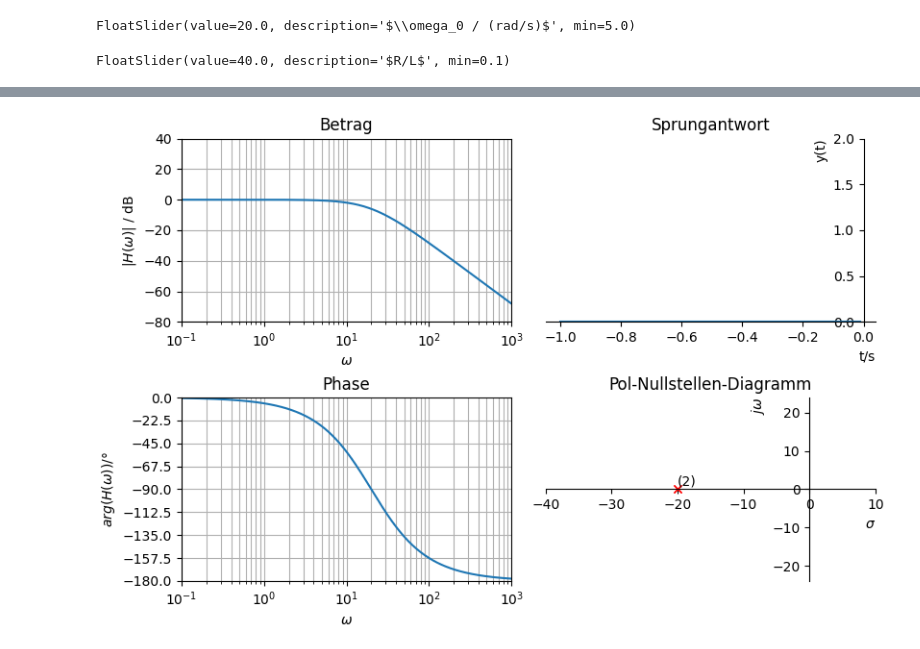
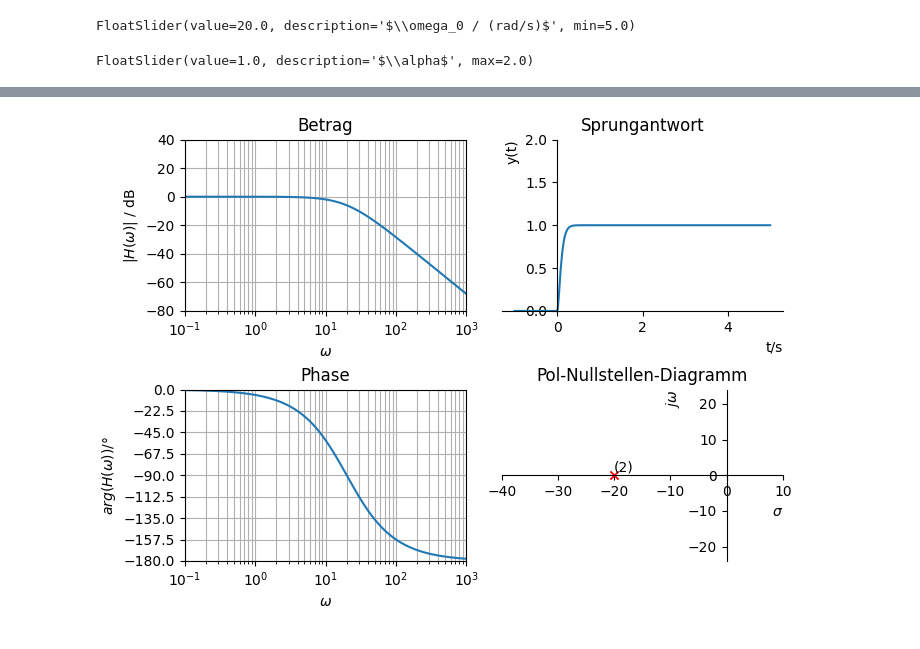
Before and after one commit to bdcodebase/JLdeployments, a Jupyter notebook: content/RLC-Tiefpass.ipynb, the cells around one changed output, grey strips where cells are left out. Drawn from its saved outputs; the diff is of its cells as text; code cells hidden in the pictures.

```diff
--- a/content/RLC-Tiefpass.ipynb
+++ b/content/RLC-Tiefpass.ipynb
@@ -38,17 +39,18 @@ def myplotstyle(ax): # Hilfsfunktion, hübscht den Plot etwas auf
     ax.spines['left'].set_position(('data',0))
 
 fig1 = figure(figsize=(7, 5), dpi=100,
-       layout='constrained',num='Fig1') # bei Bedarf anpassen, Achtung Tablet: Nicht über 7 Breite; Titel hinter "num", hier Leerzeichen
+       layout='constrained',num=' ') # bei Bedarf anpassen, Achtung Tablet: Nicht über 7 Breite; Titel hinter "num", hier Leerzeichen
 clf()
 
 # Vektoren bauen für Omega; H(w) muss jedesmal neu gebaut werden
 w = logspace(-2,3,500)#  Frequenzachse mit log-Stützstellendichte, 10^-2...10^3 => 0.01 ... 1000
 
 
-def plotdata(w0,rl):
-    figure('Fig1')
-    H0 = 20*log10(abs(w0**2/(-(w**2) + rl * 1j * w + w0**2))) # Übertragungsfunktion H(jw)
-    phi = -arctan((rl*w)/(w0**2-w**2)) # Phase
+def plotdata(w0,a):
+    #figure('Fig1')
+    H0 = 20*log10(abs(w0**2/(-(w**2) + 2*a*w0 * 1j * w + w0**2))) # Übertragungsfunktion H(jw)
+
+    phi = -arctan((2*a*w0*w)/(w0**2-w**2)) # Phase
     phi[(w0**2-w**2)<0]=phi[(w0**2-w**2)<0]-pi # Wenn Re < 0, dann (- pi) dazurechnen
 
     # Achtung: Supplot-Reihenfolge geändert
@@ -86,8 +88,10 @@ def plotdata(w0,rl):
     #Pol-Nullstellen-Schema
     #Nullstellen: Keine
     #Polstellen:
-    sp1 = -rl/2+sqrt(complex(rl**2/4-w0**2));
-    sp2 = -rl/2-sqrt(complex(rl**2/4-w0**2));
+
+
+    sp1 = -a*w0+sqrt(complex((a**2-1)*w0**2))
+    sp2 = -a*w0-sqrt(complex((a**2-1)*w0**2))+1e-9 # etwas faule Verhinderung von divisioin by zero
 
     ax = subplot(2,2,4)
     cla()
@@ -101,38 +105,40 @@ def plotdata(w0,rl):
     if real(sp2) < -w0*2:
         text(-w0*2,w0/20,r'$\leftarrow$x',c='r')
 
     xlim(-2*w0,w0/2)
     ylim(-w0*1.2,w0*1.2)
     myplotstyle(ax)
 
     #Sprungantwort
     ax = subplot(2,2,2)
     cla()
     t=arange(-1,5,0.01)
     y=zeros_like(t)
-    y=real(w0**2*(1/(sp1*sp2)+1/(sp2-sp1)*(1/sp2*exp(sp2*t)-1/sp1*exp(sp1*t)))) # https://www.uni-due.de/imperia/md/content/srs/lehrangebot/akt-veranstaltungen/veranstaltungsunterlagen/tabelle_3.pdf
-    # Korrespondenz: 1/s(s+a)(s+b), mit -a, -b = Polstellen; real() nur für numerische Ungenauigkeiten (sonst gibt es Warnungen)
-    y[t<0]=0
+    # Sprungantwort ist Integral über Impulsantwort. Berechnung über inverse Laplace-Trafo der Übertragungsfunktion, multipliziert mit 1/s für die Integration.
+    # Aus Korrespondenztabelle: 1/(s(s+a)(s+b)), mit -a, -b = Polstellen sp1 und sp2, und Vorfaktor w0^2
+    # Korrespondenztabelle: Papula oder https://www.uni-due.de/imperia/md/content/srs/lehrangebot/akt-veranstaltungen/veranstaltungsunterlagen/tabelle_3.pdf
+    y=real(w0**2*(1/(sp1*sp2)+1/(sp2-sp1)*(1/sp2*exp(sp2*t)-1/sp1*exp(sp1*t)))) # real() nur wegen numerischer Ungenauigkeiten (sonst gibt es Warnungen); imag() ist praktisch Null
+    y[t<0]=0 # weil kausal
     plot(t,y)
     ylim(0,2)
     xlabel('t/s',loc='right')
     ylabel('y(t)',loc='top')
     title('Sprungantwort')
     #grid(True)
     myplotstyle(ax)
 
 # Interaktion:
 # Definition von Controls:
 w0slider  = widgets.FloatSlider(min=5, max=100, step=0.1, value=20, continuous_update=True, description=r'$\omega_0 / (rad/s)$')
-rlslider  = widgets.FloatSlider(min=0.1, max=100, step=0.1, value=40, continuous_update=True, description='$R/L$')
+aslider  = widgets.FloatSlider(min=0.0, max=2, step=0.1, value=1, continuous_update=True, description=r'$\alpha$')
 
 #Verknüpfen mit Callback
-out = widgets.interactive_output(plotdata, { 'w0': w0slider, "rl": rlslider})
+out = widgets.interactive_output(plotdata, { 'w0': w0slider, "a": aslider})
 #Anzeigen
-display(w0slider,rlslider,out)
+display(w0slider,aslider,out)
 fig1.canvas.show()
 # %% [output]
 FloatSlider(value=20.0, description='$\\omega_0 / (rad/s)$', min=5.0)
-FloatSlider(value=40.0, description='$R/L$', min=0.1)
+FloatSlider(value=1.0, description='$\\alpha$', max=2.0)
 [interactive output not drawn]
-[figure, old version]
+[figure, new version]
```
Also changed, not shown: parts of 2 cells of this notebook, 1 other file.
